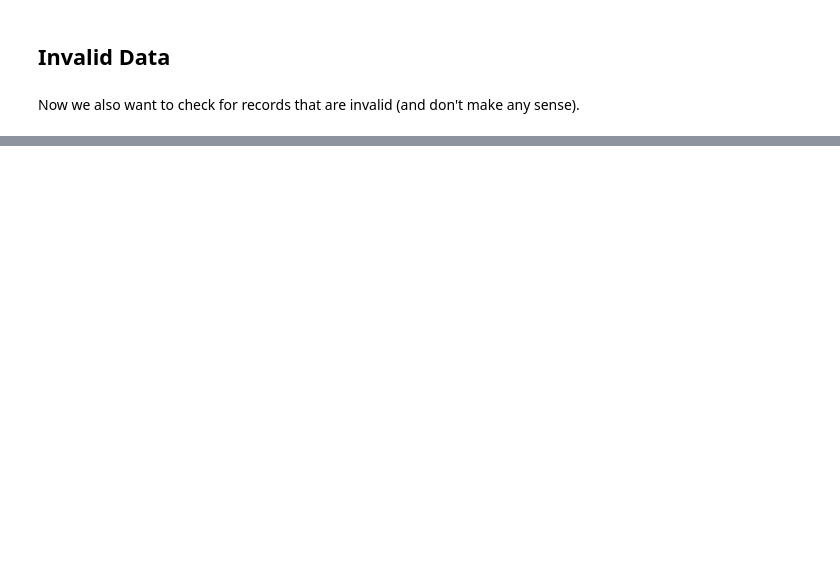
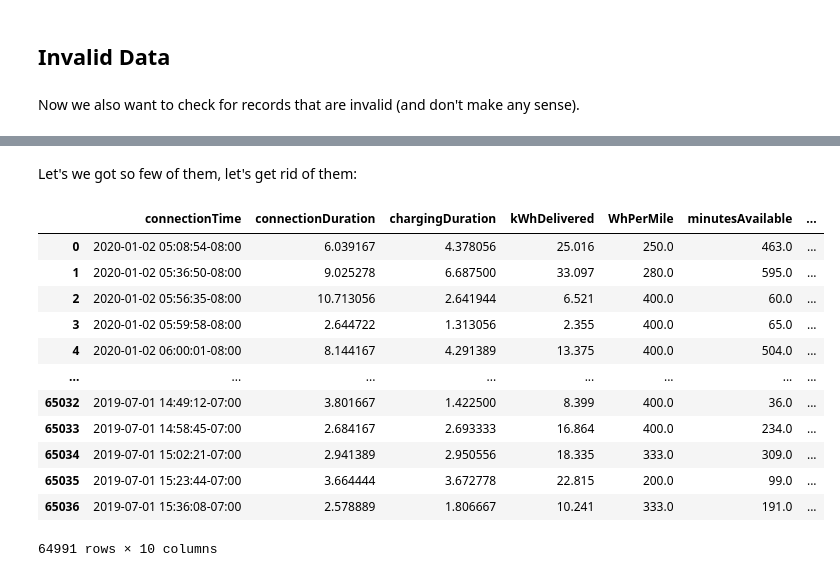
Before and after one commit to asimxa/Data-Diggers-Project-Repo, a Jupyter notebook: 01_charging_sessions_data_preparation.ipynb, the cells around one changed output, grey strips where cells are left out. Saved outputs shown, nothing was run; the diff lists cells and outputs as text; code cells hidden in the pictures; blank space fills up the shorter version.

```diff
--- a/01_charging_sessions_data_preparation.ipynb
+++ b/01_charging_sessions_data_preparation.ipynb
@@ -246,0 +271,2 @@ We see that this station is always missing the **doneChargingTime** value.
+# %%
+df = df.drop(columns=["id", "sessionID", "stationID", "userID", "modifiedAt", "disconnectTime", "doneChargingTime"])
@@ -246,0 +285,2 @@ We see that this station is always missing the **doneChargingTime** value.
+# %%
+df = df.drop(columns=["requestedDeparture"])
@@ -246,0 +299,2 @@ We see that this station is always missing the **doneChargingTime** value.
+# %%
+df = df.drop(columns=["milesRequested"])
@@ -263,10 +332,0 @@ We will also add some new features which we consider useful for our further anal
-# %%
-df['connectionDuration'] = df['disconnectTime'] - df['connectionTime']
-df['chargingDuration'] = df['doneChargingTime'] - df['connectionTime']
-df['idleDuration'] = abs(df['chargingDuration'] - df['connectionDuration'])
-df['kWh_diff'] = np.where(
-    df['userID'].notnull(),
-    df['kWhRequested'] - df['kWhDelivered'],
-    np.nan
-)
-df
@@ -286,0 +333,19 @@ df
+# %% [markdown]
+Let's we got so few of them, let's get rid of them:
+# %%
+df = df[((df['chargingDuration'] > 0) | (df['chargingDuration'].isnull())) & ((df['kWhRequested'] > 0) | (df['kWhRequested'].isnull()))]
+df
+# %% [output]
+|  | connectionTime | connectionDuration | chargingDuration | kWhDelivered | WhPerMile | minutesAvailable | ... |
+| 0 | 2020-01-02 05:08:54-08:00 | 6.039167 | 4.378056 | 25.016 | 250.0 | 463.0 | ... |
+| 1 | 2020-01-02 05:36:50-08:00 | 9.025278 | 6.687500 | 33.097 | 280.0 | 595.0 | ... |
+| 2 | 2020-01-02 05:56:35-08:00 | 10.713056 | 2.641944 | 6.521 | 400.0 | 60.0 | ... |
+| 3 | 2020-01-02 05:59:58-08:00 | 2.644722 | 1.313056 | 2.355 | 400.0 | 65.0 | ... |
+| 4 | 2020-01-02 06:00:01-08:00 | 8.144167 | 4.291389 | 13.375 | 400.0 | 504.0 | ... |
+| ... | ... | ... | ... | ... | ... | ... | ... |
+| 65032 | 2019-07-01 14:49:12-07:00 | 3.801667 | 1.422500 | 8.399 | 400.0 | 36.0 | ... |
+| 65033 | 2019-07-01 14:58:45-07:00 | 2.684167 | 2.693333 | 16.864 | 400.0 | 234.0 | ... |
+| 65034 | 2019-07-01 15:02:21-07:00 | 2.941389 | 2.950556 | 18.335 | 333.0 | 309.0 | ... |
+| 65035 | 2019-07-01 15:23:44-07:00 | 3.664444 | 3.672778 | 22.815 | 200.0 | 99.0 | ... |
+| 65036 | 2019-07-01 15:36:08-07:00 | 2.578889 | 1.806667 | 10.241 | 333.0 | 191.0 | ... |
+64991 rows × 10 columns
```
Also changed, not shown: parts of 37 cells of this notebook, 17 other files.
